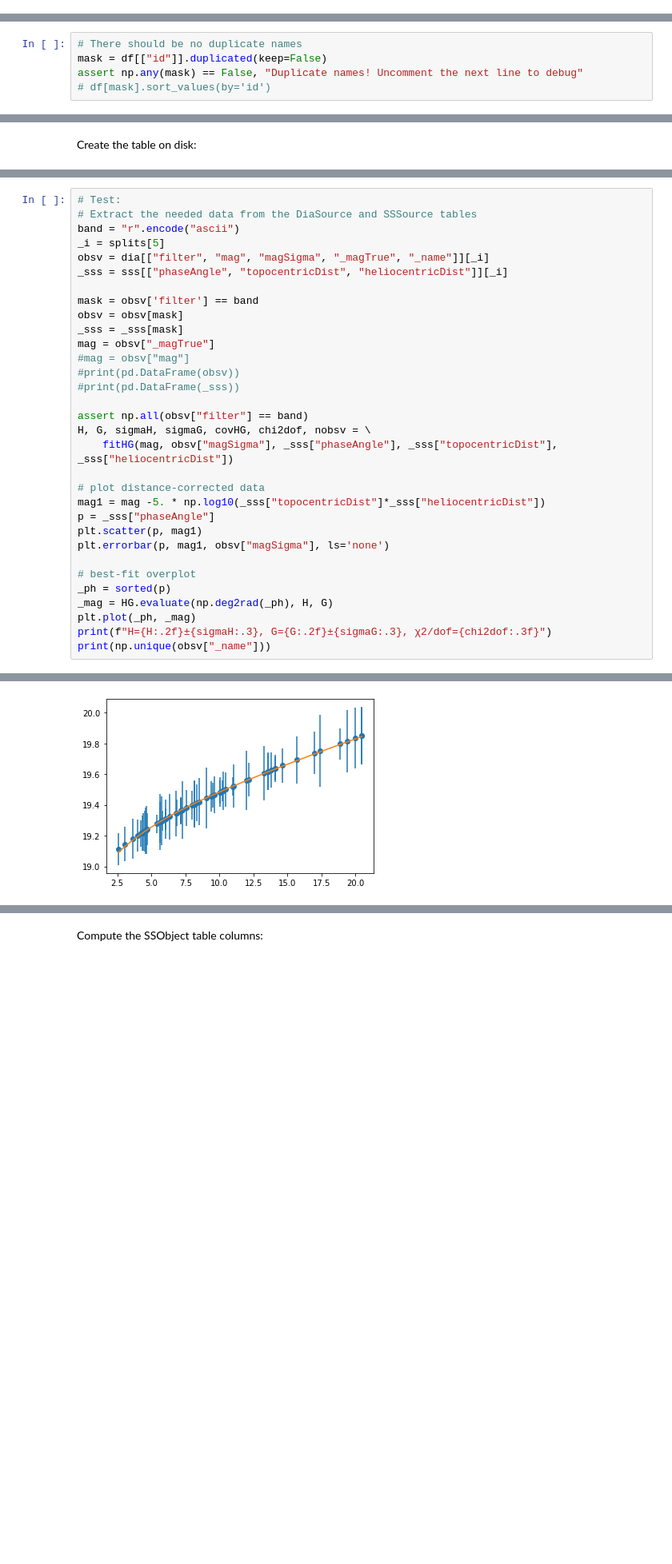
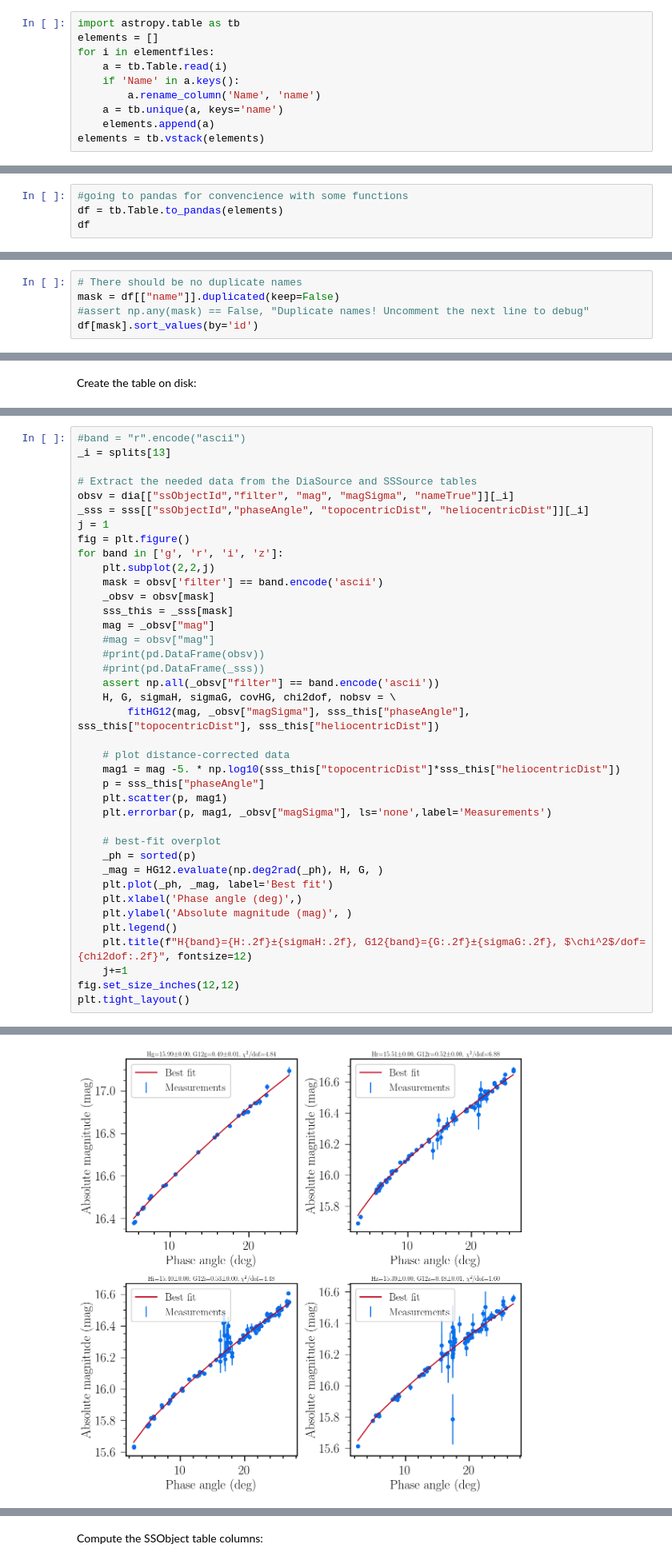
Before and after one commit to mjuric/ssp-tools, a Jupyter notebook: analysis/daily-data-products-pipeline.ipynb, the cells around one changed output, grey strips where cells are left out. Shown at 80% size. Cells and saved outputs as stored; diff of their text form; blank space fills up the shorter version.

```diff
--- a/analysis/daily-data-products-pipeline.ipynb
+++ b/analysis/daily-data-products-pipeline.ipynb
@@ -675,0 +1493,10 @@ Loaded 15777878 rows
+# %%
+import astropy.table as tb
+elements = []
+for i in elementfiles:
+    a = tb.Table.read(i)
+    if 'Name' in a.keys():
+        a.rename_column('Name', 'name')
+    a = tb.unique(a, keys='name')
+    elements.append(a)
+elements = tb.vstack(elements)
@@ -675,0 +1525,4 @@ Loaded 15777878 rows
+# %%
+#going to pandas for convencience with some functions
+df = tb.Table.to_pandas(elements)
+df
@@ -682,5 +1549,5 @@ assert df["o"].min() >= 0 and df["o"].max() < 360, (df["o"].min(), df["o"].max()
 # %%
 # There should be no duplicate names
-mask = df[["id"]].duplicated(keep=False)
-assert np.any(mask) == False, "Duplicate names! Uncomment the next line to debug"
-# df[mask].sort_values(by='id')
+mask = df[["name"]].duplicated(keep=False)
+#assert np.any(mask) == False, "Duplicate names! Uncomment the next line to debug"
+df[mask].sort_values(by='id')
@@ -912,33 +1849,40 @@ Many of the cells below are just for validation/debugging and can be skipped ove
 # %%
-# Test:
+#band = "r".encode("ascii")
+_i = splits[13]
+
 # Extract the needed data from the DiaSource and SSSource tables
-band = "r".encode("ascii")
-_i = splits[5]
-obsv = dia[["filter", "mag", "magSigma", "_magTrue", "_name"]][_i]
-_sss = sss[["phaseAngle", "topocentricDist", "heliocentricDist"]][_i]
+obsv = dia[["ssObjectId","filter", "mag", "magSigma", "nameTrue"]][_i]
+_sss = sss[["ssObjectId","phaseAngle", "topocentricDist", "heliocentricDist"]][_i]
+j = 1
+fig = plt.figure()
+for band in ['g', 'r', 'i', 'z']:
+    plt.subplot(2,2,j)
+    mask = obsv['filter'] == band.encode('ascii')
+    _obsv = obsv[mask]
+    sss_this = _sss[mask]
+    mag = _obsv["mag"]
+    #mag = obsv["mag"]
+    #print(pd.DataFrame(obsv))
+    #print(pd.DataFrame(_sss))
+    assert np.all(_obsv["filter"] == band.encode('ascii'))
+    H, G, sigmaH, sigmaG, covHG, chi2dof, nobsv = \
+        fitHG12(mag, _obsv["magSigma"], sss_this["phaseAngle"], sss_this["topocentricDist"], sss_this["heliocentricDist"])
 
-mask = obsv['filter'] == band
-obsv = obsv[mask]
-_sss = _sss[mask]
-mag = obsv["_magTrue"]
-#mag = obsv["mag"]
-#print(pd.DataFrame(obsv))
-#print(pd.DataFrame(_sss))
+    # plot distance-corrected data
+    mag1 = mag -5. * np.log10(sss_this["topocentricDist"]*sss_this["heliocentricDist"])
+    p = sss_this["phaseAngle"]
+    plt.scatter(p, mag1)
+    plt.errorbar(p, mag1, _obsv["magSigma"], ls='none',label='Measurements')
 
-assert np.all(obsv["filter"] == band)
-H, G, sigmaH, sigmaG, covHG, chi2dof, nobsv = \
-    fitHG(mag, obsv["magSigma"], _sss["phaseAngle"], _sss["topocentricDist"], _sss["heliocentricDist"])
-
-# plot distance-corrected data
-mag1 = mag -5. * np.log10(_sss["topocentricDist"]*_sss["heliocentricDist"])
-p = _sss["phaseAngle"]
-plt.scatter(p, mag1)
-plt.errorbar(p, mag1, obsv["magSigma"], ls='none')
-
-# best-fit overplot
-_ph = sorted(p)
-_mag = HG.evaluate(np.deg2rad(_ph), H, G)
-plt.plot(_ph, _mag)
-print(f"H={H:.2f}±{sigmaH:.3}, G={G:.2f}±{sigmaG:.3}, χ2/dof={chi2dof:.3f}")
-print(np.unique(obsv["_name"]))
+    # best-fit overplot
+    _ph = sorted(p)
+    _mag = HG12.evaluate(np.deg2rad(_ph), H, G, )
+    plt.plot(_ph, _mag, label='Best fit')
+    plt.xlabel('Phase angle (deg)',)
+    plt.ylabel('Absolute magnitude (mag)', )
+    plt.legend()
+    plt.title(f"H{band}={H:.2f}±{sigmaH:.2f}, G12{band}={G:.2f}±{sigmaG:.2f}, $\chi^2$/dof={chi2dof:.2f}", fontsize=12)
+    j+=1
+fig.set_size_inches(12,12)
+plt.tight_layout()
 # %% [output]
@@ -947 +1889 @@ H=18.82±0.002, G=0.14±0.00264, χ2/dof=0.002
-[figure, old version]
+[figure, new version]
```
Also changed, not shown: parts of 220 cells of this notebook, 3 other files.
